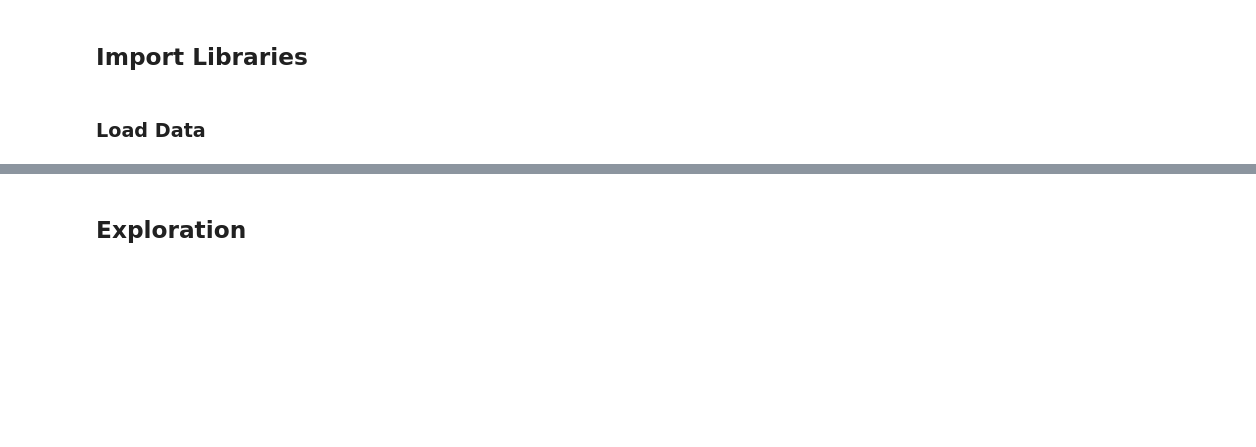
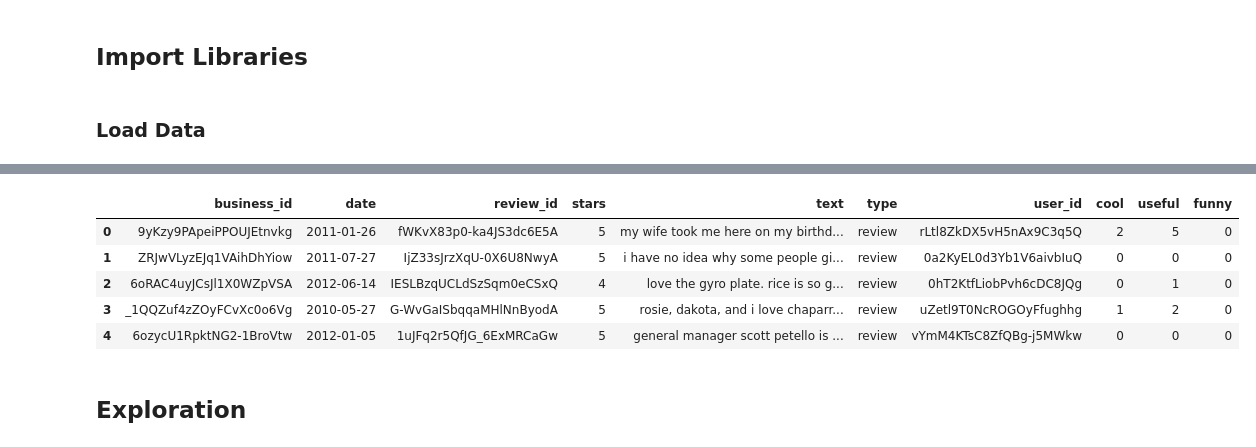
Before and after one commit to echemochek/nlp-albumentation-with-yelp-reviews, a Jupyter notebook: nlp_albumentation_yelp.ipynb, the cells around one changed output, grey strips where cells are left out. Saved outputs shown, nothing was run; the diff lists cells and outputs as text; code cells hidden in the pictures; blank space fills up the shorter version.

```diff
--- a/nlp_albumentation_yelp.ipynb
+++ b/nlp_albumentation_yelp.ipynb
@@ -31,3 +35,12 @@ data = data[["text"]]
+# %%
+data.head()
+# %% [output]
+|  | business_id | date | review_id | stars | text | type | user_id | cool | useful | funny |
+| 0 | 9yKzy9PApeiPPOUJEtnvkg | 2011-01-26 | fWKvX83p0-ka4JS3dc6E5A | 5 | my wife took me here on my birthd... | review | rLtl8ZkDX5vH5nAx9C3q5Q | 2 | 5 | 0 |
+| 1 | ZRJwVLyzEJq1VAihDhYiow | 2011-07-27 | IjZ33sJrzXqU-0X6U8NwyA | 5 | i have no idea why some people gi... | review | 0a2KyEL0d3Yb1V6aivbIuQ | 0 | 0 | 0 |
+| 2 | 6oRAC4uyJCsJl1X0WZpVSA | 2012-06-14 | IESLBzqUCLdSzSqm0eCSxQ | 4 | love the gyro plate. rice is so g... | review | 0hT2KtfLiobPvh6cDC8JQg | 0 | 1 | 0 |
+| 3 | _1QQZuf4zZOyFCvXc0o6Vg | 2010-05-27 | G-WvGaISbqqaMHlNnByodA | 5 | rosie, dakota, and i love chaparr... | review | uZetl9T0NcROGOyFfughhg | 1 | 2 | 0 |
+| 4 | 6ozycU1RpktNG2-1BroVtw | 2012-01-05 | 1uJFq2r5QfJG_6ExMRCaGw | 5 | general manager scott petello is ... | review | vYmM4KTsC8ZfQBg-j5MWkw | 0 | 0 | 0 |
 # %% [markdown]
 ## Exploration
 # %%
```
Also changed, not shown: parts of 32 cells of this notebook, 1 other file.
